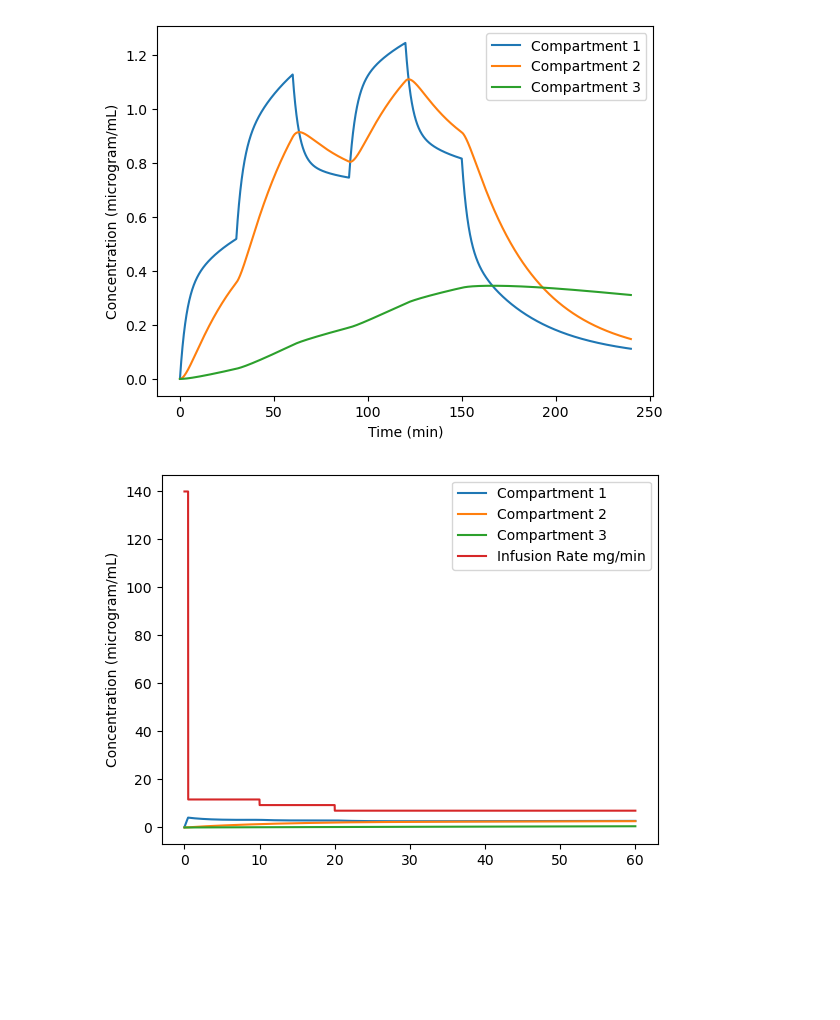
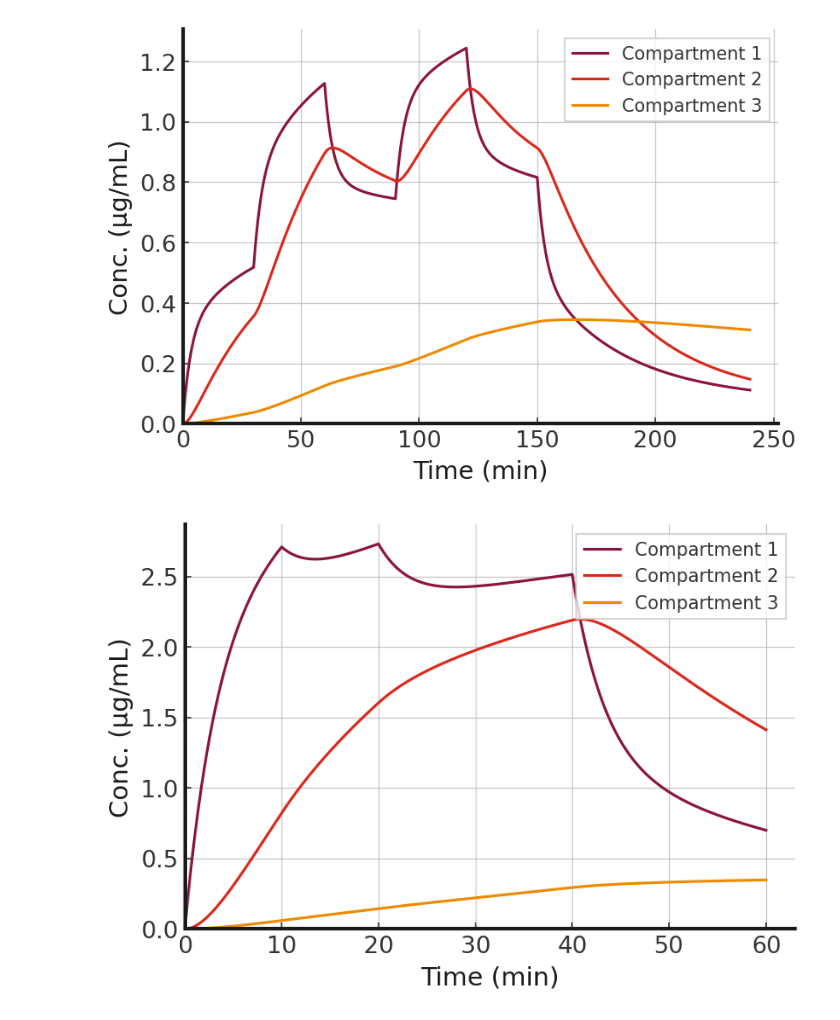
Before and after one commit to glfharris/playground, a Jupyter notebook: pharmacokinetics/Marsh and Schnider Models.ipynb, the cells around one changed output. Saved outputs shown, nothing was run; the diff lists cells and outputs as text; code cells hidden in the pictures; blank space fills up the shorter version.

```diff
--- a/pharmacokinetics/Marsh and Schnider Models.ipynb
+++ b/pharmacokinetics/Marsh and Schnider Models.ipynb
@@ -1,3 +1,9 @@
+# %%
+import numpy as np
+from scipy.integrate import odeint
+import matplotlib.pyplot as plt
+
+plt.style.use('../glfharris.mplstyle')
 # %% [markdown]
 # TCI Models
 
@@ -5,10 +11,6 @@
 <img src="img/multi-compartment.svg">
 </center>
 # %%
-import numpy as np
-from scipy.integrate import odeint
-import matplotlib.pyplot as plt
-
 weight = 70.0
 
 # Define the parameters of the Marsh model
@@ -16,9 +18,9 @@ V1 = 0.228 * weight # volume of the first compartment (L)
 V2 = 0.463 * weight # volume of the second compartment (L)
 V3 = 2.893 * weight # volume of the third compartment (L)
 k10 = 0.119
-k12 = 0.112 # transfer rate constant from first to second compartment (1/min)
+k12 = 0.112 # transfer rate constant from first to second compartment
 k13 = 0.042
-k21 = 0.055 # transfer rate constant from second to first compartment (1/min)
+k21 = 0.055 # transfer rate constant from second to first compartment
 k31 = 0.0033
 keo = 0.26
 
@@ -40,35 +42,37 @@ def marsh(C, t, V1, V2, V3, k10, k12, k13, k21, k31, keo):
 
     if 0 < t < 30:
         dC1dt += (100 / 60) / V1
 
     if 30 < t < 60:
         dC1dt += (200 / 60) / V1
 
     if 60 < t < 90:
         dC1dt += (100 / 60) / V1
 
     if 90 < t < 120:
         dC1dt += (200 / 60) / V1
 
     if 120 < t < 150:
         dC1dt += (100 / 60) / V1
 
     return [dC1dt, dC2dt, dC3dt]
 
 # Solve the differential equations using odeint
 C = odeint(marsh, [C1_0, C2_0, C3_0], t, args=(V1, V2, V3, k10, k12, k13, k21, k31, keo))
 C1, C2, C3 = C.T
 
 # Plot the concentration of propofol in the two compartments over time
 plt.plot(t, C1, label='Compartment 1')
 plt.plot(t, C2, label='Compartment 2')
 plt.plot(t, C3, label='Compartment 3')
 plt.xlabel('Time (min)')
-plt.ylabel('Concentration (microgram/mL)')
+plt.xlim([0,None])
+plt.ylabel('Conc. (µg/mL)')
+plt.ylim([0,None])
 plt.legend()
 plt.show()
 # %% [output]
-[figure, old version]
+[figure, new version]
 # %%
 weight = 70
 
@@ -77,9 +81,9 @@ V1 = 0.228 * weight # volume of the first compartment (L)
 V2 = 0.463 * weight # volume of the second compartment (L)
 V3 = 2.893 * weight # volume of the third compartment (L)
 k10 = 0.119
-k12 = 0.112 # transfer rate constant from first to second compartment (1/min)
+k12 = 0.112 # transfer rate constant from first to second compartment
 k13 = 0.042
-k21 = 0.055 # transfer rate constant from second to first compartment (1/min)
+k21 = 0.055 # transfer rate constant from second to first compartment
 k31 = 0.0033
 keo = 0.26
 
@@ -98,15 +102,13 @@ C3_results = []
 inf_rates = []
 
 for x in t:
-    if x < 0.5:
-        infusion_rate = (70 / 0.5) # Infusion rate in mg/min
-    if 0.5 < x < 10:
+    if x < 10:
         infusion_rate = (10 * weight) / 60 # Turns mg/hr into mg/minute
     if 10 < x < 20:
         infusion_rate = (8 * weight) / 60
     if 20 < x < 30:
         infusion_rate = (6 * weight) / 60
-    if x > 60:
+    if x > 40:
         infusion_rate = 0
 
     dC1dt = ((k21*C2*V2 + k31*C3*V3) - (k10*C1*V1 + k12*C1*V1 + k13*C1*V1 )) / V1
@@ -125,13 +127,15 @@ for x in t:
 plt.plot(t, C1_results, label='Compartment 1')
 plt.plot(t, C2_results, label='Compartment 2')
 plt.plot(t, C3_results, label='Compartment 3')
-plt.plot(t, inf_rates, label='Infusion Rate mg/min')
-plt.xlabel('Time (minutes)')
-plt.ylabel('Concentration (microgram/mL)')
+# plt.plot(t, inf_rates, label='Infusion Rate mg/min')
+plt.xlabel('Time (min)')
+plt.xlim([0,None])
+plt.ylabel('Conc. (µg/mL)')
+plt.ylim([0,None])
 plt.legend()
 plt.show()
 # %% [output]
-[figure, old version]
+[figure, new version]
 # %%
 weight = 70
 
```
Also changed, not shown: parts of 2 cells of this notebook.
